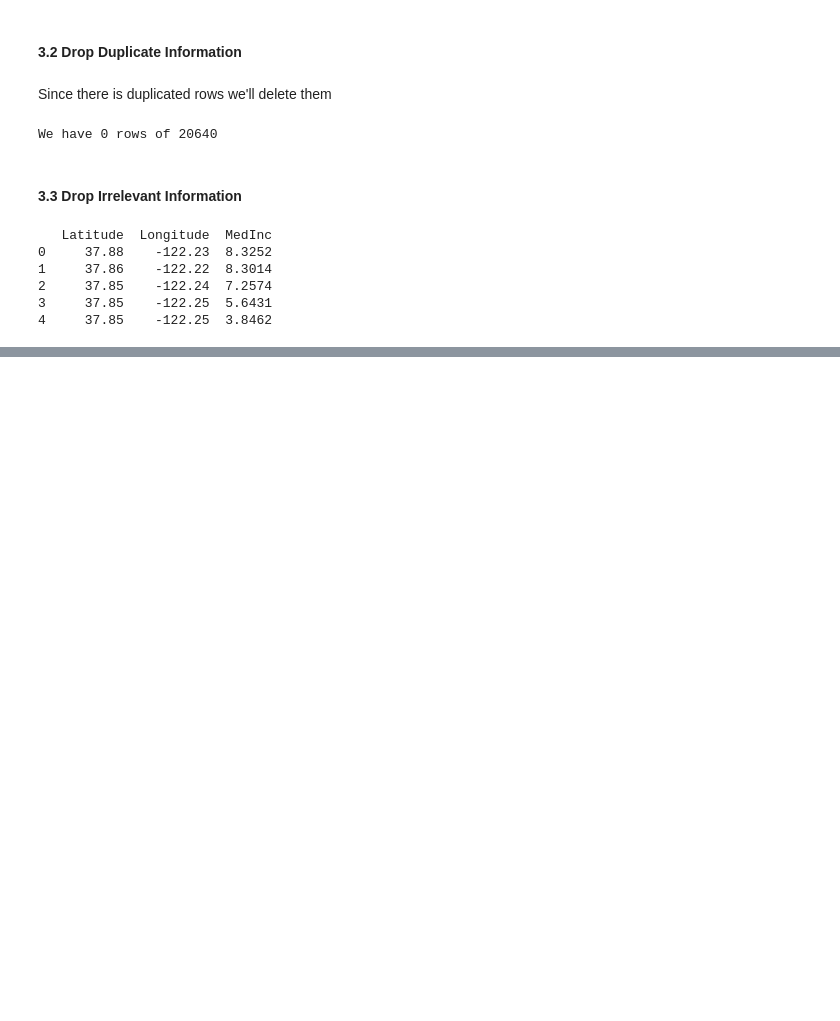
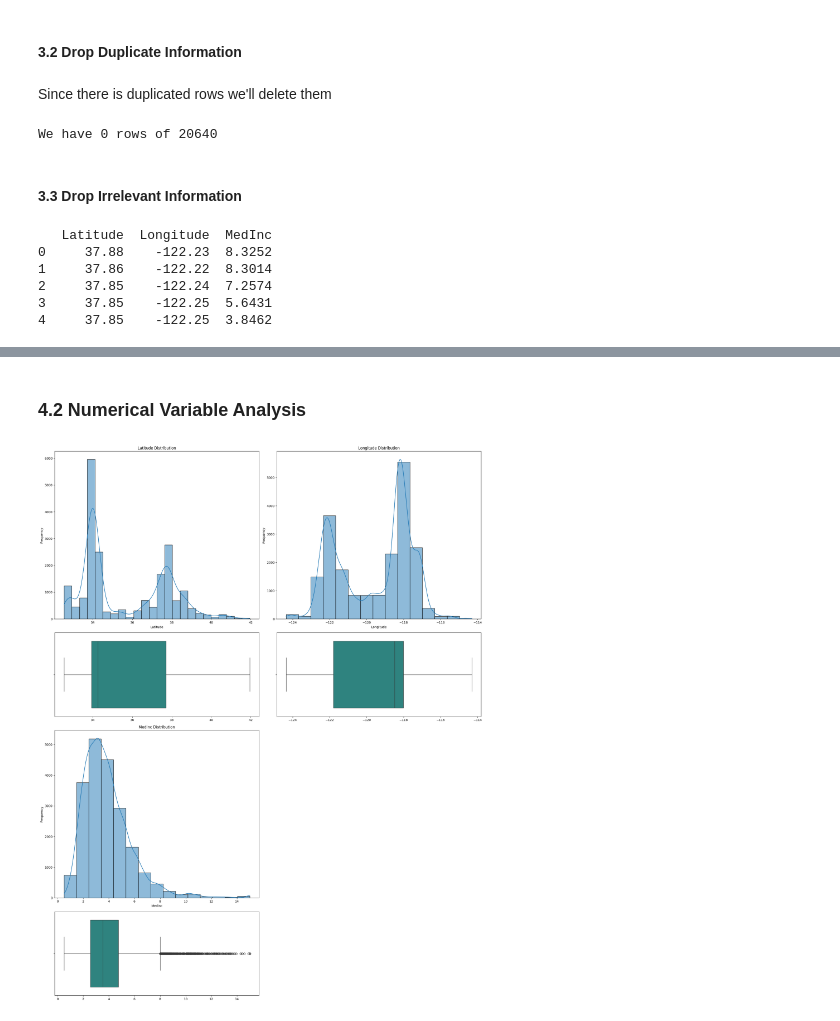
Before and after one commit to 4GeeksAcademy/danielpaez-dev-k-means, a Jupyter notebook: src/explore.ipynb, the cells around one changed output, grey strips where cells are left out. Cells and saved outputs as stored; diff of their text form; code cells hidden in the pictures; blank space fills up the shorter version.

Commit message:
feat: :sparkles: univariate and multivariate analysis
TODO: markdown conclusions

```diff
--- a/src/explore.ipynb
+++ b/src/explore.ipynb
@@ -126,0 +154,58 @@ print(clean_data.head())
+# %% [markdown]
+### 4.2 Numerical Variable Analysis <a id='c4-2'></a>
+# %%
+fig, axes = plt.subplots(
+    nrows = 4,
+    ncols= 2,
+    figsize=(20, 25),
+    gridspec_kw={"height_ratios": [4, 2, 4, 2]}
+)
+
+# --- Row 1, Column 1: 'Latitude' ---
+# Histplot
+sns.histplot(
+    data=clean_data, x='Latitude', kde=True, bins=24, ax=axes[0, 0], palette="viridis"
+)
+axes[0, 0].set_title("Latitude Distribution", fontsize=12)
+axes[0, 0].set_ylabel("Frequency", fontsize=10)
+
+# Boxplot
+sns.boxplot(data=clean_data, x="Latitude", ax=axes[1, 0], palette="viridis")
+axes[1, 0].tick_params(axis="y", labelleft=False)
+axes[1, 0].set_xlabel('')
+
+
+# --- Row 1, Column 2: 'Longitude' ---
+# Histplot
+sns.histplot(
+    data=clean_data, x='Longitude', kde=True, bins=15, ax=axes[0, 1], palette="viridis"
+)
+axes[0, 1].set_title("Longitude Distribution", fontsize=12)
+axes[0, 1].set_ylabel("Frequency", fontsize=10)
+
+# Boxplot
+sns.boxplot(data=clean_data, x="Longitude", ax=axes[1, 1], palette="viridis")
+axes[1, 1].tick_params(axis="y", labelleft=False)
+axes[1, 1].set_xlabel('')
+
+
+# --- Row 2, Column 1: 'MedInc' ---
+# Histplot
+sns.histplot(
+    data=clean_data, x='MedInc', kde=True, bins=15, ax=axes[2, 0], palette="viridis"
+)
+axes[2, 0].set_title("MedInc Distribution", fontsize=12)
+axes[2, 0].set_ylabel("Frequency", fontsize=10)
+
+# Boxplot
+sns.boxplot(data=clean_data, x="MedInc", ax=axes[3, 0], palette="viridis")
+axes[3, 0].tick_params(axis="y", labelleft=False)
+axes[3, 0].set_xlabel('')
+
+fig.delaxes(axes[2,1])
+fig.delaxes(axes[3,1])
+
+plt.tight_layout()
+plt.show()
+# %% [output]
+[figure, added]
```
Also changed, not shown: parts of 14 cells of this notebook.
